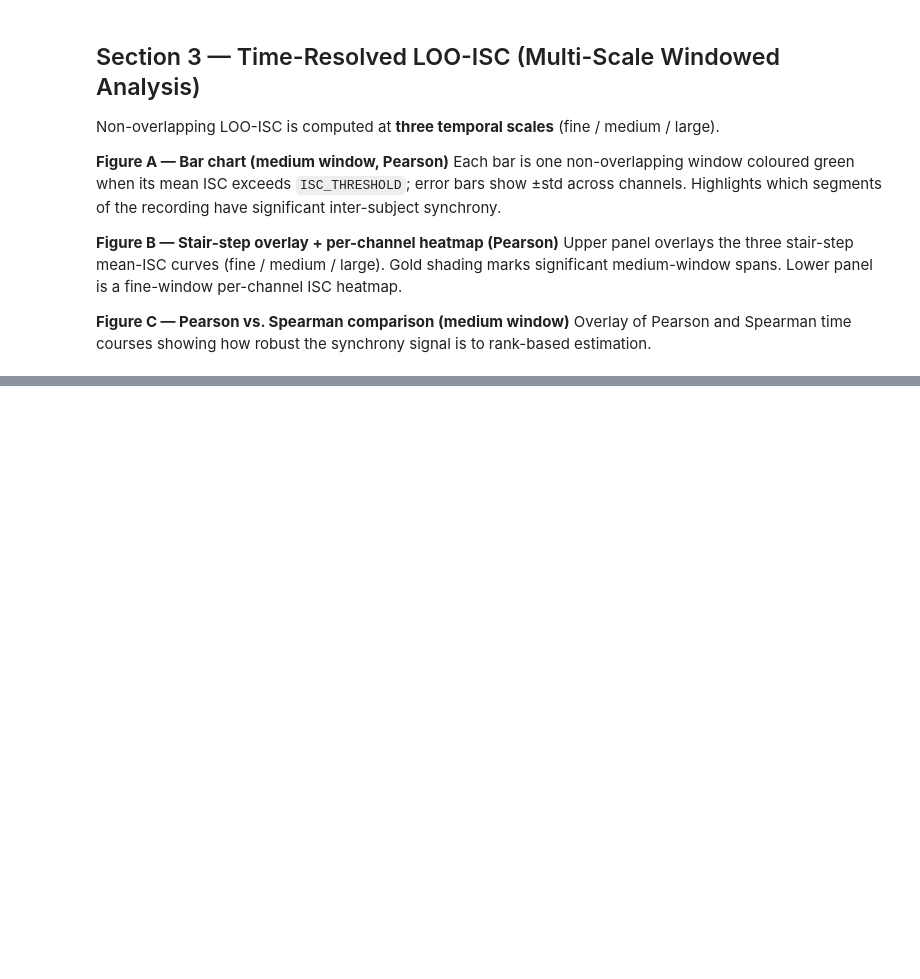
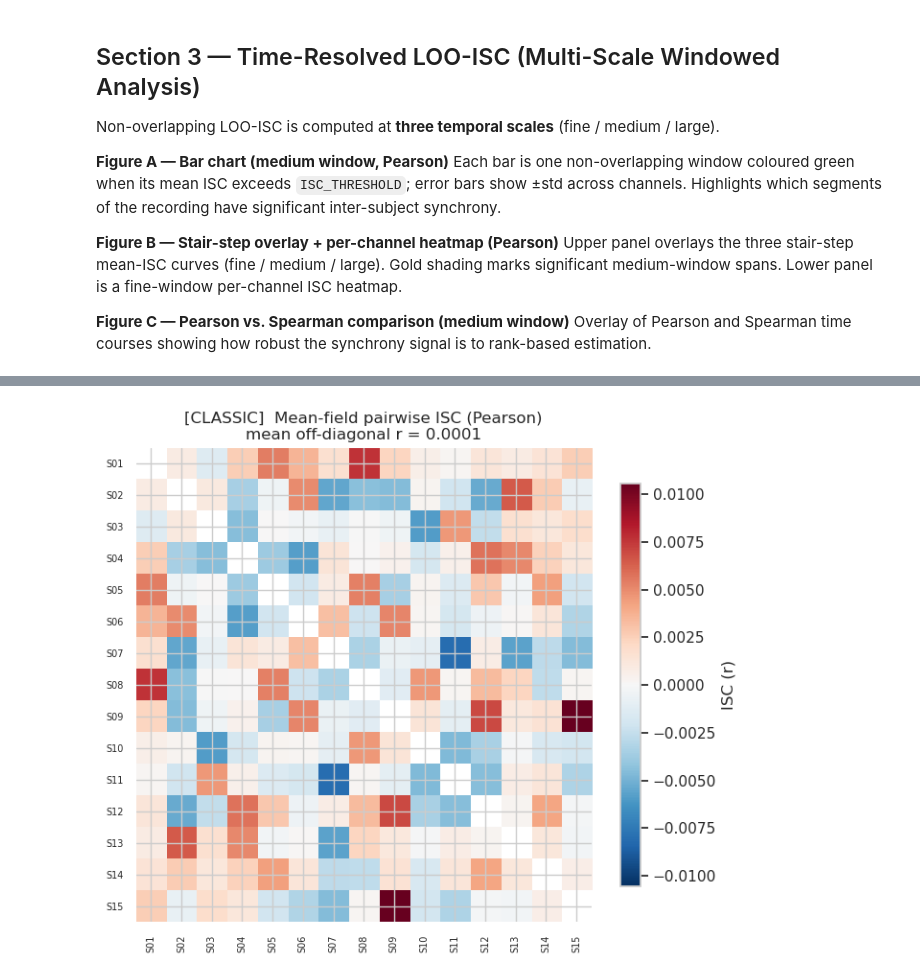
Before and after one commit to dbeinhauer/psilocybin-eeg, a Jupyter notebook: notebooks/02-isc-broadband-analysis/isc_broadband.ipynb, the cells around one changed output, grey strips where cells are left out. Cells and saved outputs as stored; diff of their text form; code cells hidden in the pictures; blank space fills up the shorter version.

```diff
--- a/notebooks/02-isc-broadband-analysis/isc_broadband.ipynb
+++ b/notebooks/02-isc-broadband-analysis/isc_broadband.ipynb
@@ -623,0 +751,38 @@ print(f"\nCorrelation between Pearson and Spearman LOO-ISC time courses: r = {co
+# %%
+# ── Pairwise ISC on mean-field (Pearson) ──────────────────────────────────
+pair_mf = np.eye(n_subjects)
+for i in range(n_subjects):
+    for j in range(i + 1, n_subjects):
+        r = float(np.corrcoef(mean_field[i], mean_field[j])[0, 1])
+        pair_mf[i, j] = r
+        pair_mf[j, i] = r
+
+mat_mf_display = pair_mf.copy()
+np.fill_diagonal(mat_mf_display, np.nan)
+vmax_mf = max(float(np.nanmax(np.abs(mat_mf_display))), 0.01)
+off_diag_mf = ~np.eye(n_subjects, dtype=bool)
+mean_off_mf = float(pair_mf[off_diag_mf].mean())
+
+fig_pw, ax_pw = plt.subplots(figsize=(7, 6))
+im = ax_pw.imshow(
+    mat_mf_display, cmap="RdBu_r", vmin=-vmax_mf, vmax=vmax_mf, aspect="auto"
+)
+plt.colorbar(im, ax=ax_pw, label="ISC (r)", shrink=0.85)
+_subj_lbl = [f"S{i + 1:02d}" for i in range(n_subjects)]
+ax_pw.set_xticks(range(n_subjects))
+ax_pw.set_yticks(range(n_subjects))
+ax_pw.set_xticklabels(_subj_lbl, rotation=90, fontsize=7)
+ax_pw.set_yticklabels(_subj_lbl, fontsize=7)
+ax_pw.set_title(
+    f"[{LABEL}]  Mean-field pairwise ISC (Pearson)\n"
+    f"mean off-diagonal r = {mean_off_mf:.4f}"
+)
+sns.despine(fig=fig_pw, left=True, bottom=True)
+fig_pw.tight_layout()
+if SAVE_PLOTS:
+    fig_pw.savefig(
+        PLOTS_DIR / f"mf_pairwise_isc_{LABEL}.png", dpi=150, bbox_inches="tight"
+    )
+plt.show()
+# %% [output]
+[figure, added]
```
Also changed, not shown: parts of 10 cells of this notebook.
